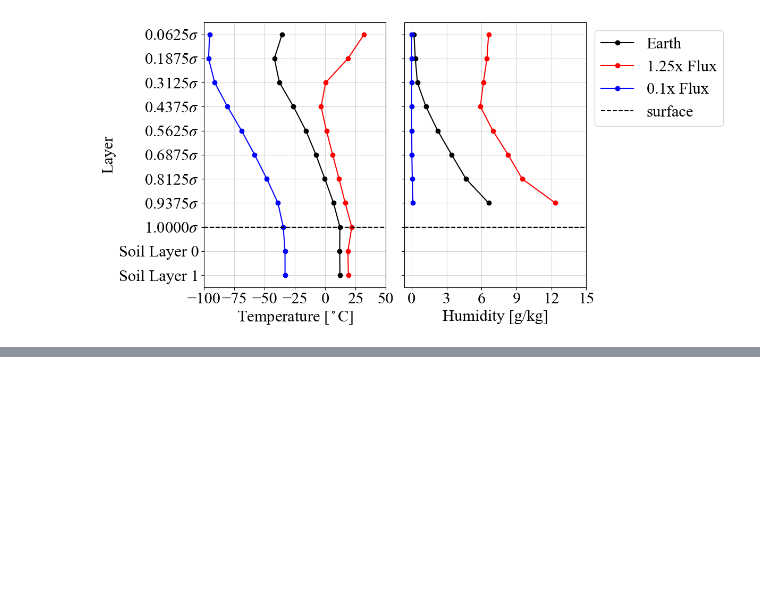
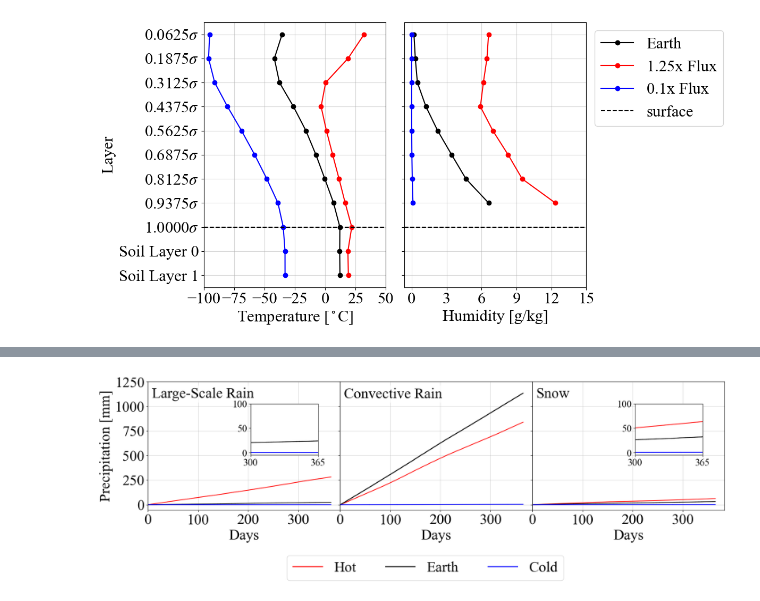
Before and after one commit to hannahw0od/habitability, a Jupyter notebook: doomsday/paper_plots.ipynb, the cells around one changed output, grey strips where cells are left out. Saved outputs shown, nothing was run; the diff lists cells and outputs as text; code cells hidden in the pictures; blank space fills up the shorter version.

```diff
--- a/doomsday/paper_plots.ipynb
+++ b/doomsday/paper_plots.ipynb
@@ -28,7 +28,7 @@ earth_crop = earth_data.sel(time=slice("2003-01-01", "2003-12-31"))
 
 file_snow = "../../solarflux/stability/run_0.1_5yr/output.nc"
 ds_snow = xr.open_dataset(file_snow)
-snow_crop = ds_snow.sel(time=slice("2003-01-01", "2004-01-01"))
+snow_crop = ds_snow.sel(time=slice("2003-01-01", "2003-12-31"))
 
 # Functions that return a scalar for a given monthly dataset
 def layer_temp_mean(ds, layer_idx):
@@ -252,0 +149,97 @@ plt.show()
+# %%
+import matplotlib.pyplot as plt
+from matplotlib.lines import Line2D
+from mpl_toolkits.axes_grid1.inset_locator import inset_axes
+
+# Define variable names and labels for each precipitation type
+precip_vars = [
+    ("rain_cond", "Large-Scale Rain"),
+    ("rain_conv", "Convective Rain"),
+    ("snow_cond", "Snow"),
+]
+
+colors = {
+    "Hot": "red",
+    "Earth": "black",
+    "Cold": "blue",
+}
+
+times_earth = earth_crop.time.dt.dayofyear.values
+times_cold = snow_crop.time.dt.dayofyear.values
+
+datasets = [
+    (ds_crop, times, "Hot"),
+    (earth_crop, times_earth, "Earth"),
+    (snow_crop, times_cold, "Cold"),
+]
+
+# Calculate accumulated precipitation arrays
+precip_data = []
+for var, label in precip_vars:
+    series = []
+    for ds, _, _ in datasets:
+        arr = WholeGlobeParam.globalparam_timeseries(ds[var])
+        series.append(arr)
+    precip_data.append((series, label))
+
+# Plot with no gaps between panels
+fig, axes = plt.subplots(
+    ncols=3,
+    figsize=(18, 5),
+    sharex=True,
+    sharey=True,
+    gridspec_kw={"wspace": 0}
+)
+
+for i, (ax, (series, title)) in enumerate(zip(axes, precip_data)):
+
+    if i != 1:
+        axins = inset_axes(ax, width="35%", height="40%", loc="upper right", borderpad=4.5)
+
+    for arr, (ds, t, name) in zip(series, datasets):
+        ax.plot(t, arr - arr[0], color=colors[name])
+
+        if i != 1:
+            axins.plot(t, arr - arr[0], color=colors[name])
+            axins.set_xlim(300,365)
+            axins.tick_params(axis="both",labelsize=20)
+            axins.set_yticks([0,50,100])
+            axins.set_xticks([300,365])
+            axins.set_ylim(-5, 100)
+
+    ax.text(0.02, 0.85, title,
+            transform=ax.transAxes,
+            ha="left", va="bottom",
+            size=30,
+            bbox=dict(facecolor="white", alpha=0.7, edgecolor="none")
+        )
+
+
+    # only left plot gets the y-label
+    if i == 0:
+        ax.set_ylabel("Precipitation [mm]", size=30)
+    else:
+        ax.tick_params(labelleft=False)
+
+
+
+    ax.set_xlabel("Days", size=30)
+    ax.set_xlim(left=0)
+    ax.set_xticks([0,100,200,300])
+    ax.set_yticks([0,250,500,750,1000,1250])
+    ax.tick_params(axis="x", labelsize=30)
+    ax.tick_params(axis="y", labelsize=30)
+    ax.grid(True, alpha=0.5)
+
+# One legend for Hot / Earth / Cold only
+legend_handles = [
+    Line2D([0], [0], color=colors[name], lw=2, label=name)
+    for name in ["Hot", "Earth", "Cold"]
+]
+fig.legend(handles=legend_handles, fontsize=30, ncol=3, bbox_to_anchor=(0.75,0))
+
+plt.tight_layout()
+# plt.savefig("precipitation.png", dpi=300, bbox_inches='tight')
+plt.show()
+# %% [output]
+[figure, added]
```
Also changed, not shown: parts of 3 cells of this notebook, 26 other files.
